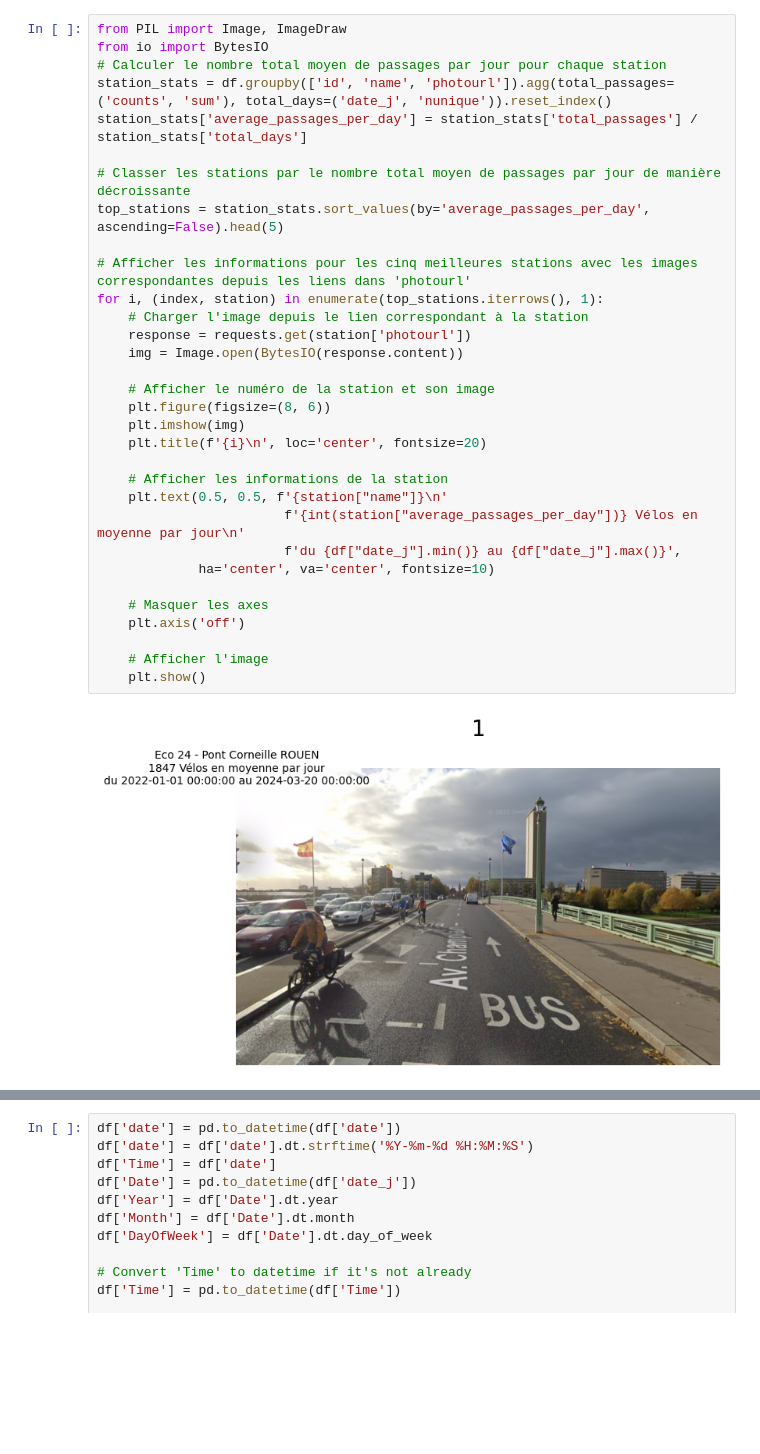
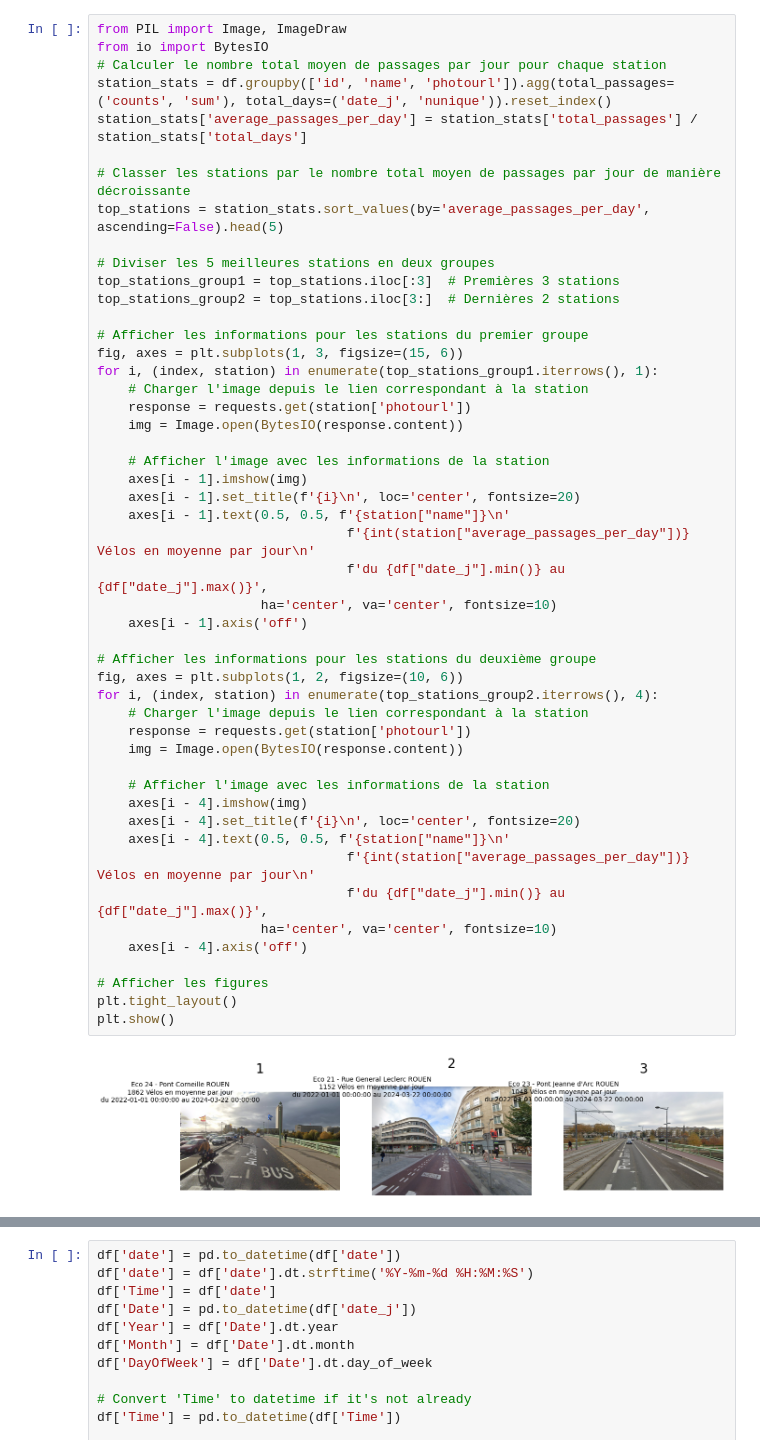
Before and after one commit to ba-talibe/OpenData-Rouen_Analysis_Project, a Jupyter notebook: dataset_updater.ipynb, the cells around one changed output, grey strips where cells are left out. Cells and saved outputs as stored; diff of their text form; blank space fills up the shorter version.

```diff
--- a/dataset_updater.ipynb
+++ b/dataset_updater.ipynb
@@ -267,34 +269,51 @@ plt.show()
 # %%
 from PIL import Image, ImageDraw
 from io import BytesIO
 # Calculer le nombre total moyen de passages par jour pour chaque station
 station_stats = df.groupby(['id', 'name', 'photourl']).agg(total_passages=('counts', 'sum'), total_days=('date_j', 'nunique')).reset_index()
 station_stats['average_passages_per_day'] = station_stats['total_passages'] / station_stats['total_days']
 
 # Classer les stations par le nombre total moyen de passages par jour de manière décroissante
 top_stations = station_stats.sort_values(by='average_passages_per_day', ascending=False).head(5)
 
-# Afficher les informations pour les cinq meilleures stations avec les images correspondantes depuis les liens dans 'photourl'
-for i, (index, station) in enumerate(top_stations.iterrows(), 1):
+# Diviser les 5 meilleures stations en deux groupes
+top_stations_group1 = top_stations.iloc[:3]  # Premières 3 stations
+top_stations_group2 = top_stations.iloc[3:]  # Dernières 2 stations
+
+# Afficher les informations pour les stations du premier groupe
+fig, axes = plt.subplots(1, 3, figsize=(15, 6))
+for i, (index, station) in enumerate(top_stations_group1.iterrows(), 1):
     # Charger l'image depuis le lien correspondant à la station
     response = requests.get(station['photourl'])
     img = Image.open(BytesIO(response.content))
 
-    # Afficher le numéro de la station et son image
-    plt.figure(figsize=(8, 6))
-    plt.imshow(img)
-    plt.title(f'{i}\n', loc='center', fontsize=20)
+    # Afficher l'image avec les informations de la station
+    axes[i - 1].imshow(img)
+    axes[i - 1].set_title(f'{i}\n', loc='center', fontsize=20)
+    axes[i - 1].text(0.5, 0.5, f'{station["name"]}\n'
+                                f'{int(station["average_passages_per_day"])} Vélos en moyenne par jour\n'
+                                f'du {df["date_j"].min()} au {df["date_j"].max()}',
+                     ha='center', va='center', fontsize=10)
+    axes[i - 1].axis('off')
 
-    # Afficher les informations de la station
-    plt.text(0.5, 0.5, f'{station["name"]}\n'
-                        f'{int(station["average_passages_per_day"])} Vélos en moyenne par jour\n'
-                        f'du {df["date_j"].min()} au {df["date_j"].max()}',
-             ha='center', va='center', fontsize=10)
+# Afficher les informations pour les stations du deuxième groupe
+fig, axes = plt.subplots(1, 2, figsize=(10, 6))
+for i, (index, station) in enumerate(top_stations_group2.iterrows(), 4):
+    # Charger l'image depuis le lien correspondant à la station
+    response = requests.get(station['photourl'])
+    img = Image.open(BytesIO(response.content))
 
-    # Masquer les axes
-    plt.axis('off')
+    # Afficher l'image avec les informations de la station
+    axes[i - 4].imshow(img)
+    axes[i - 4].set_title(f'{i}\n', loc='center', fontsize=20)
+    axes[i - 4].text(0.5, 0.5, f'{station["name"]}\n'
+                                f'{int(station["average_passages_per_day"])} Vélos en moyenne par jour\n'
+                                f'du {df["date_j"].min()} au {df["date_j"].max()}',
+                     ha='center', va='center', fontsize=10)
+    axes[i - 4].axis('off')
 
-    # Afficher l'image
-    plt.show()
+# Afficher les figures
+plt.tight_layout()
+plt.show()
 # %% [output]
-[figure, old version]
+[figure, new version]
```
Also changed, not shown: parts of 12 cells of this notebook.
